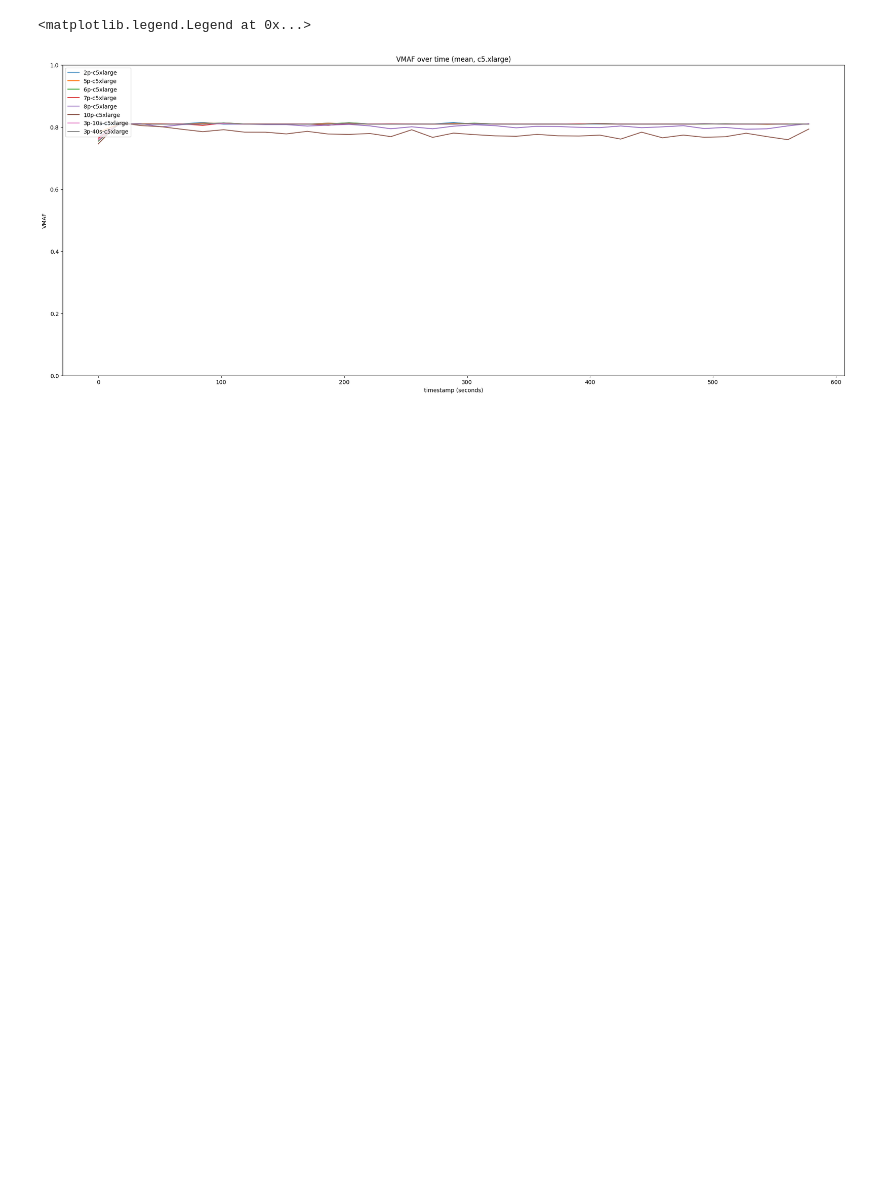
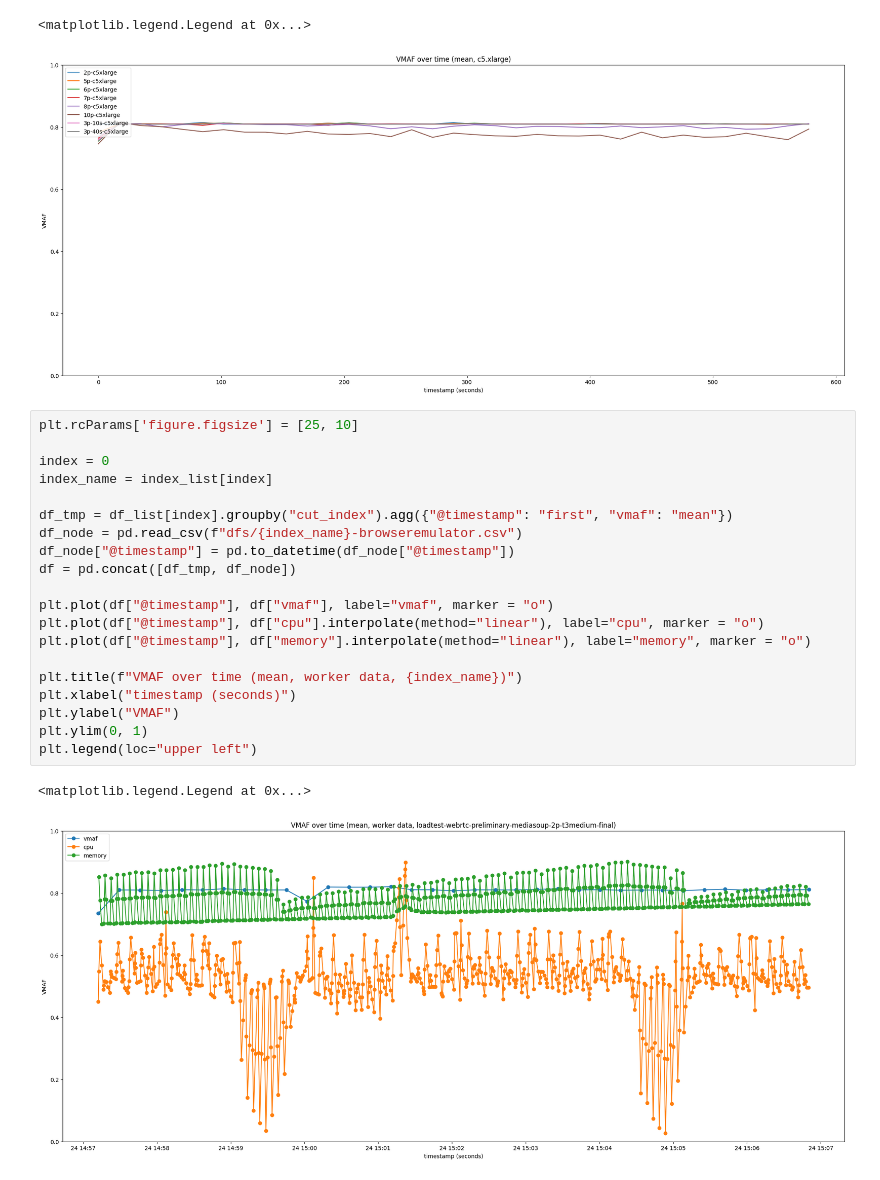
Before and after one commit to codeurjc/Performance-testing-in-the-WebRTC-arena, a Jupyter notebook: preliminary.ipynb, the cells around one changed output. Drawn from its saved outputs; the diff is of its cells as text; blank space fills up the shorter version.

Commit message:
add plot with node data

```diff
--- a/preliminary.ipynb
+++ b/preliminary.ipynb
@@ -94,3 +95,26 @@ plt.legend(loc="upper left")
 # %% [output]
 <matplotlib.legend.Legend at 0x...>
 [figure]
+# %%
+plt.rcParams['figure.figsize'] = [25, 10]
+
+index = 0
+index_name = index_list[index]
+
+df_tmp = df_list[index].groupby("cut_index").agg({"@timestamp": "first", "vmaf": "mean"})
+df_node = pd.read_csv(f"dfs/{index_name}-browseremulator.csv")
+df_node["@timestamp"] = pd.to_datetime(df_node["@timestamp"])
+df = pd.concat([df_tmp, df_node])
+
+plt.plot(df["@timestamp"], df["vmaf"], label="vmaf", marker = "o")
+plt.plot(df["@timestamp"], df["cpu"].interpolate(method="linear"), label="cpu", marker = "o")
+plt.plot(df["@timestamp"], df["memory"].interpolate(method="linear"), label="memory", marker = "o")
+
+plt.title(f"VMAF over time (mean, worker data, {index_name})")
+plt.xlabel("timestamp (seconds)")
+plt.ylabel("VMAF")
+plt.ylim(0, 1)
+plt.legend(loc="upper left")
+# %% [output]
+<matplotlib.legend.Legend at 0x...>
+[figure, added]
```
Also changed, not shown: parts of 1 cell of this notebook.
